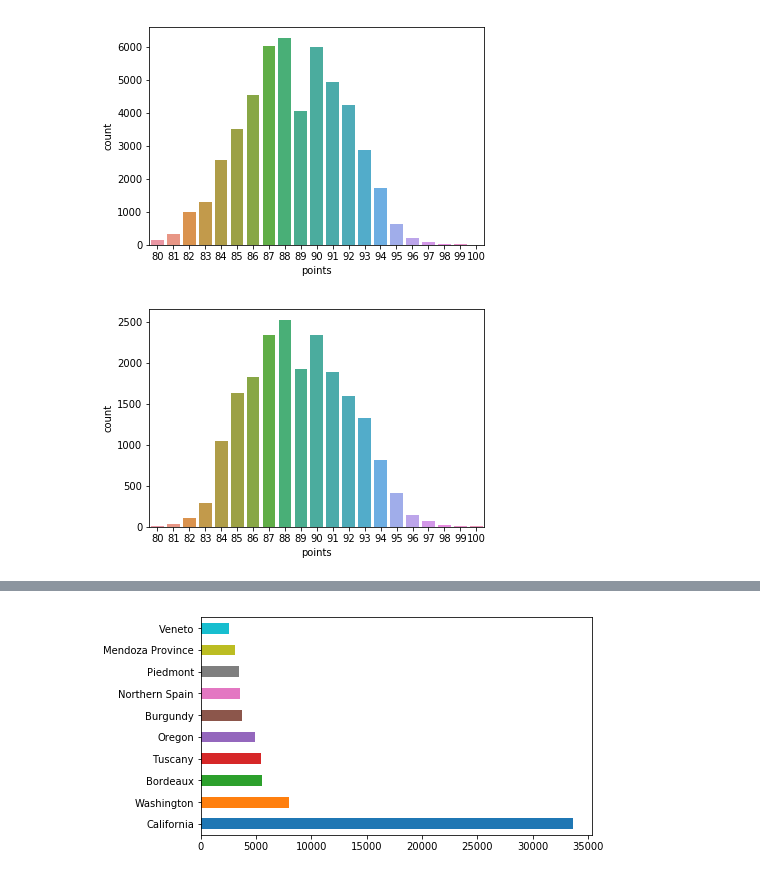
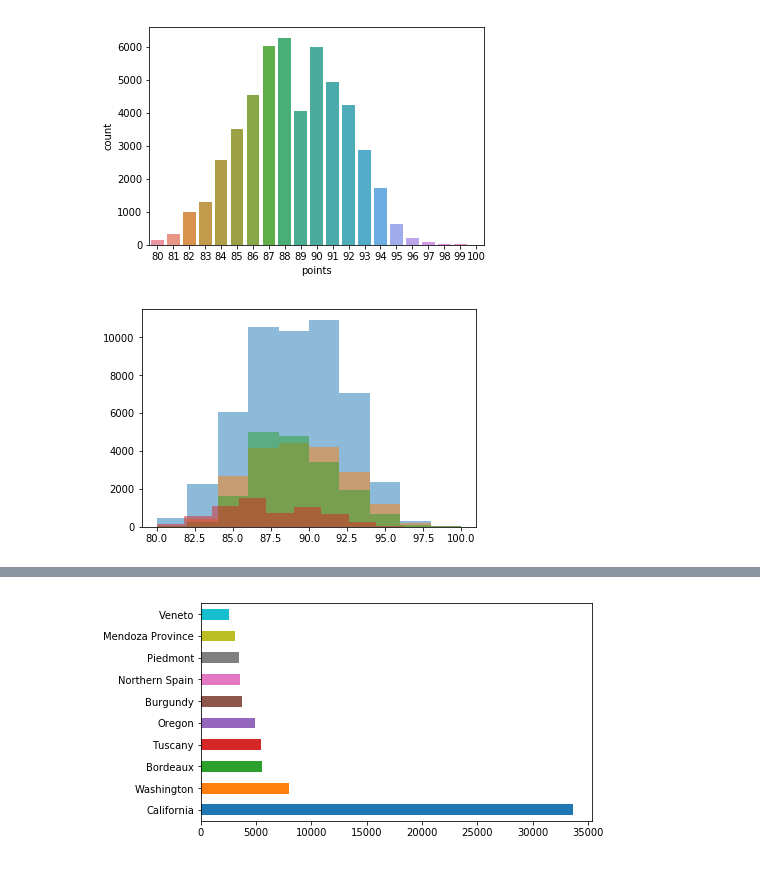
Before and after one commit to BLouie2/GA-ClassProjects, a Jupyter notebook: Wine - Final Project.ipynb, the cells around one changed output, grey strips where cells are left out. Drawn from its saved outputs; the diff is of its cells as text; code cells hidden in the pictures.

```diff
--- a/Wine - Final Project.ipynb
+++ b/Wine - Final Project.ipynb
@@ -116,8 +161,11 @@ sns.countplot(data = wine[wine['country'] =='US'], x='points')
 plt.show()
 # %% [output]
 [figure]
-# %%
-sns.countplot(data = wine[wine['country'] =='France'], x='points')
-plt.show()
-# %% [output]
-[figure, removed]
+# %%
+plt.hist(data = wine[wine['country']=='US'], x='points', alpha=0.5)
+plt.hist(data = wine[wine['country']=='France'], x='points', alpha=0.5)
+plt.hist(data = wine[wine['country']=='Italy'], x='points', alpha=0.5)
+plt.hist(data = wine[wine['country']=='Spain'], x='points', alpha=0.5)
+plt.show()
+# %% [output]
+[figure, added]
```
Also changed, not shown: parts of 31 cells of this notebook.
